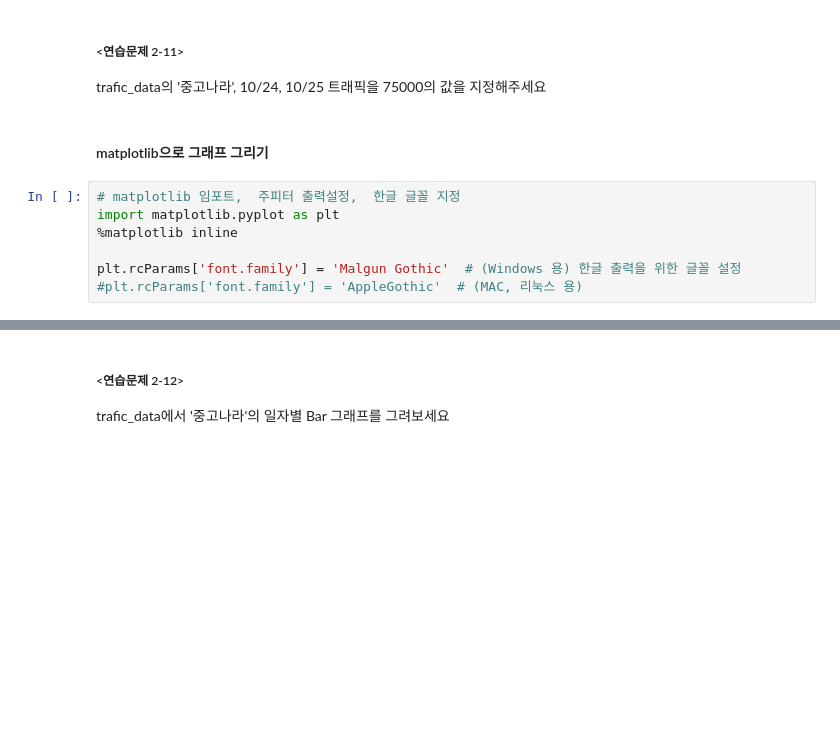
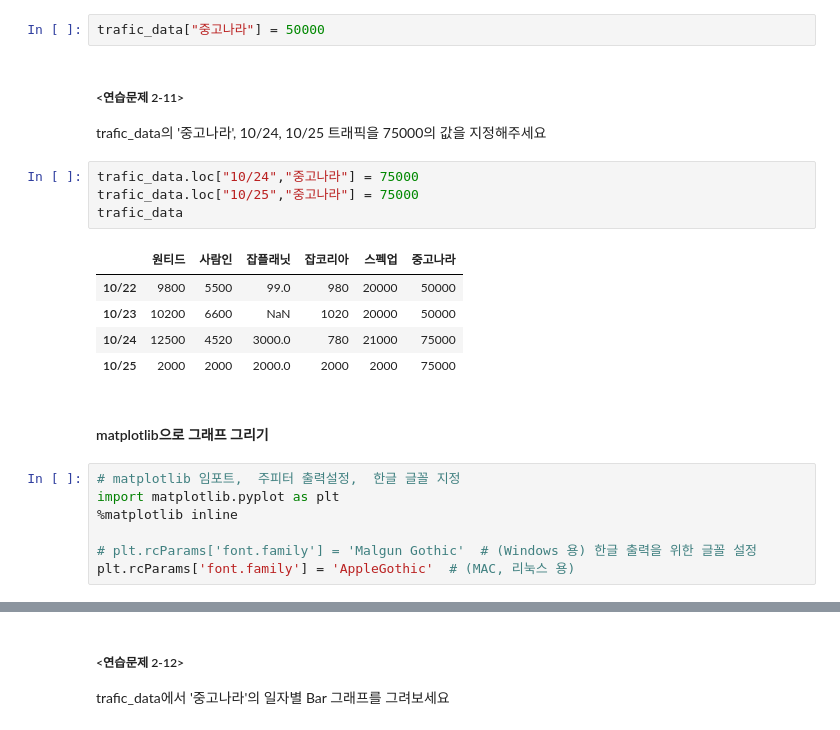
Before and after one commit to honeybeat1/team1_wanted_onboarding_2nd, a Jupyter notebook: Week1_이주영/Week1-2_class.ipynb, the cells around one changed output, grey strips where cells are left out. Drawn from its saved outputs; the diff is of its cells as text; blank space fills up the shorter version.

```diff
--- a/Week1_이주영/Week1-2_class.ipynb
+++ b/Week1_이주영/Week1-2_class.ipynb
@@ -488,9 +696,21 @@ trafic_data
 # %% [markdown]
 ##### <연습문제 2-10>
 trafic_data에  '중고나라' 열 데이터를 추가하고, 50000으로 값을 지정해주세요
+# %%
+trafic_data["중고나라"] = 50000
 # %% [markdown]
 ##### <연습문제 2-11>
 trafic_data의  '중고나라', 10/24, 10/25 트래픽을 75000의 값을 지정해주세요
+# %%
+trafic_data.loc["10/24","중고나라"] = 75000
+trafic_data.loc["10/25","중고나라"] = 75000
+trafic_data
+# %% [output]
+|  | 원티드 | 사람인 | 잡플래닛 | 잡코리아 | 스펙업 | 중고나라 |
+| 10/22 | 9800 | 5500 | 99.0 | 980 | 20000 | 50000 |
+| 10/23 | 10200 | 6600 | NaN | 1020 | 20000 | 50000 |
+| 10/24 | 12500 | 4520 | 3000.0 | 780 | 21000 | 75000 |
+| 10/25 | 2000 | 2000 | 2000.0 | 2000 | 2000 | 75000 |
 # %% [markdown]
 #### matplotlib으로 그래프 그리기
 # %%
@@ -498,7 +718,7 @@ trafic_data의  '중고나라', 10/24, 10/25 트래픽을 75000의 값을 지정
 import matplotlib.pyplot as plt
 %matplotlib inline
 
-plt.rcParams['font.family'] = 'Malgun Gothic'  # (Windows 용) 한글 출력을 위한 글꼴 설정
-#plt.rcParams['font.family'] = 'AppleGothic'  # (MAC, 리눅스 용)
+# plt.rcParams['font.family'] = 'Malgun Gothic'  # (Windows 용) 한글 출력을 위한 글꼴 설정
+plt.rcParams['font.family'] = 'AppleGothic'  # (MAC, 리눅스 용)
 # %%
 my_df.loc[:,'A005930'].plot();  # Series 그래프
```
Also changed, not shown: parts of 63 cells of this notebook, 2 other files.
